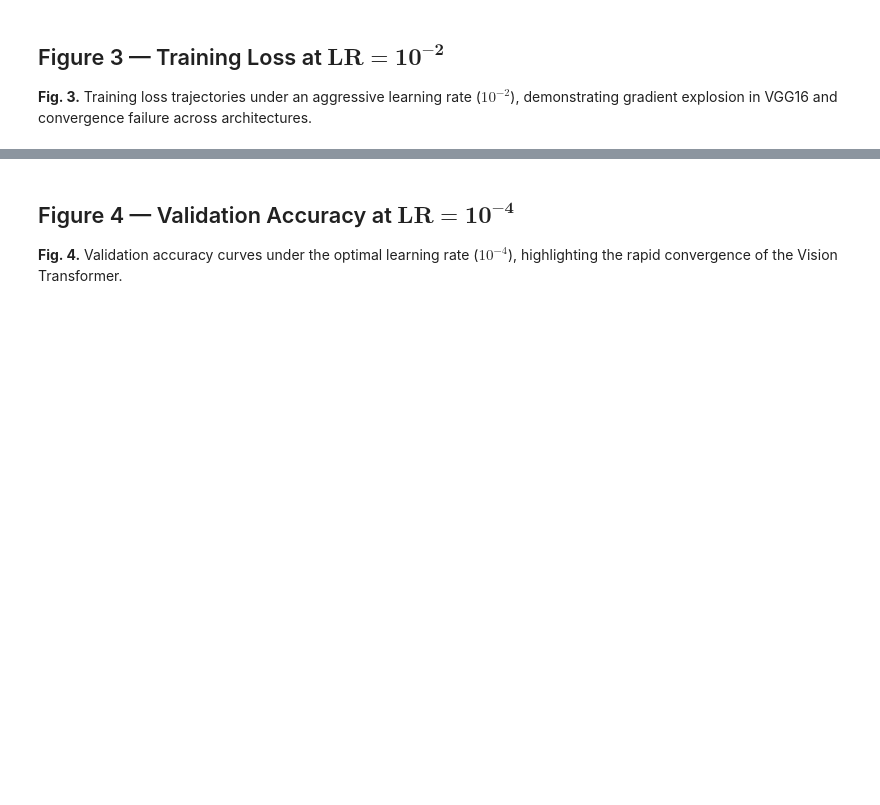
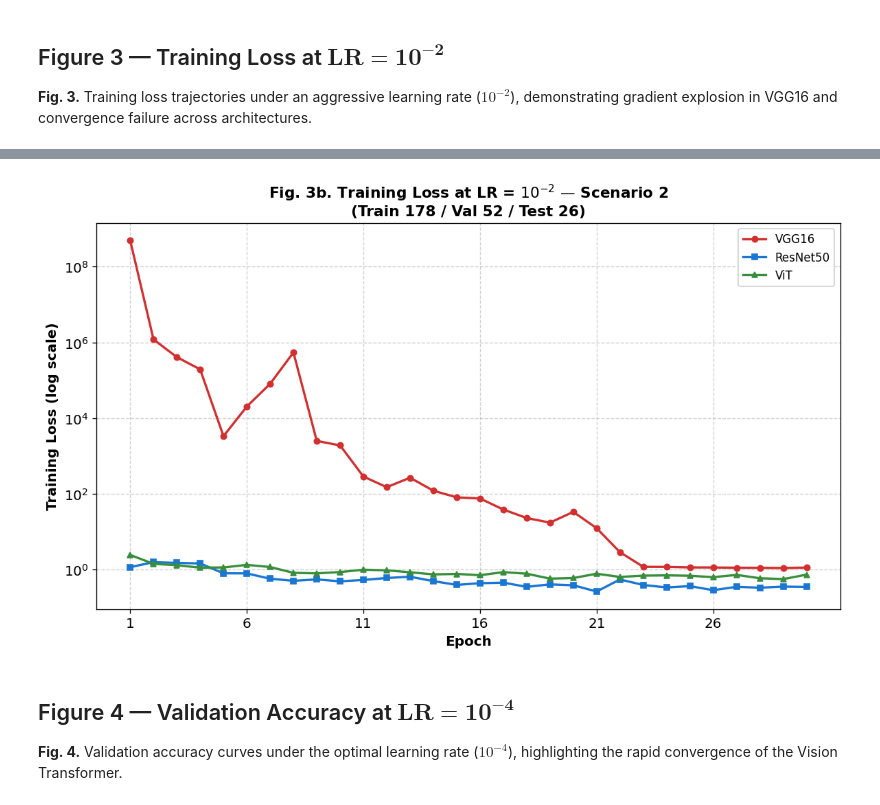
Before and after one commit to erlanggadewasakti/CT-Brain-Image-Classification, a Jupyter notebook: eda.ipynb, the cells around one changed output, grey strips where cells are left out. Drawn from its saved outputs; the diff is of its cells as text; code cells hidden in the pictures; blank space fills up the shorter version.

```diff
--- a/eda.ipynb
+++ b/eda.ipynb
@@ -70,34 +70,36 @@ vgg16_s2 = [494722618.3057, 1201182.5410, 409340.6590, 194488.3782,
             1907.4617, 287.4561, 150.6223, 267.2752, 121.5945, 80.9328,
             75.6484, 38.6393, 23.1023, 17.4465, 33.4728, 12.4563,
             2.8938, 1.1863, 1.1822, 1.1446, 1.1394, 1.1231,
             1.1160, 1.1057, 1.1331]
 
 resnet50_s2 = [1.1623, 1.5741, 1.5063, 1.4581, 0.8004, 0.7956,
                0.5760, 0.5067, 0.5525, 0.4915, 0.5344, 0.6017,
                0.6498, 0.4973, 0.3954, 0.4382, 0.4528, 0.3513,
                0.4082, 0.3864, 0.2644, 0.5495, 0.3937, 0.3383,
                0.3671, 0.2867, 0.3518, 0.3333, 0.3564, 0.3498]
 
 vit_s2 = [2.4423, 1.4233, 1.3087, 1.1271, 1.1404, 1.3366,
           1.1715, 0.8242, 0.7971, 0.8625, 0.9964, 0.9583,
           0.8528, 0.7475, 0.7703, 0.7127, 0.8587, 0.7810,
           0.5792, 0.6005, 0.7795, 0.6407, 0.6941, 0.7064,
           0.6894, 0.6327, 0.7258, 0.5930, 0.5618, 0.7385]
 
 fig, ax = plt.subplots(figsize=(10, 6))
 ax.plot(epochs, vgg16_s2, 'o-', color='#D32F2F', linewidth=2, markersize=5, label='VGG16')
 ax.plot(epochs, resnet50_s2, 's-', color='#1976D2', linewidth=2, markersize=5, label='ResNet50')
 ax.plot(epochs, vit_s2, '^-', color='#388E3C', linewidth=2, markersize=5, label='ViT')
 ax.set_yscale('log')
 ax.set_xlabel('Epoch', fontweight='bold')
 ax.set_ylabel('Training Loss (log scale)', fontweight='bold')
-ax.set_title('Fig. 3b. Training Loss at LR = $10^{-2}$ — Skenario 2\n(Train 178 / Val 52 / Test 26)', fontweight='bold')
+ax.set_title('Fig. 3b. Training Loss at LR = $10^{-2}$ — Scenario 2\n(Train 178 / Val 52 / Test 26)', fontweight='bold')
 ax.legend(framealpha=0.9)
 ax.grid(True, linestyle='--', alpha=0.6)
 ax.set_xticks(epochs[::5])
 plt.tight_layout()
 plt.savefig('fig3b_trainloss_1e2_skenario2.png')
 plt.show()
+# %% [output]
+[figure, added]
 # %% [markdown]
 ## Figure 4 — Validation Accuracy at $\mathbf{LR = 10^{-4}}$
 
```
Also changed, not shown: parts of 7 cells of this notebook, 2 other files.
